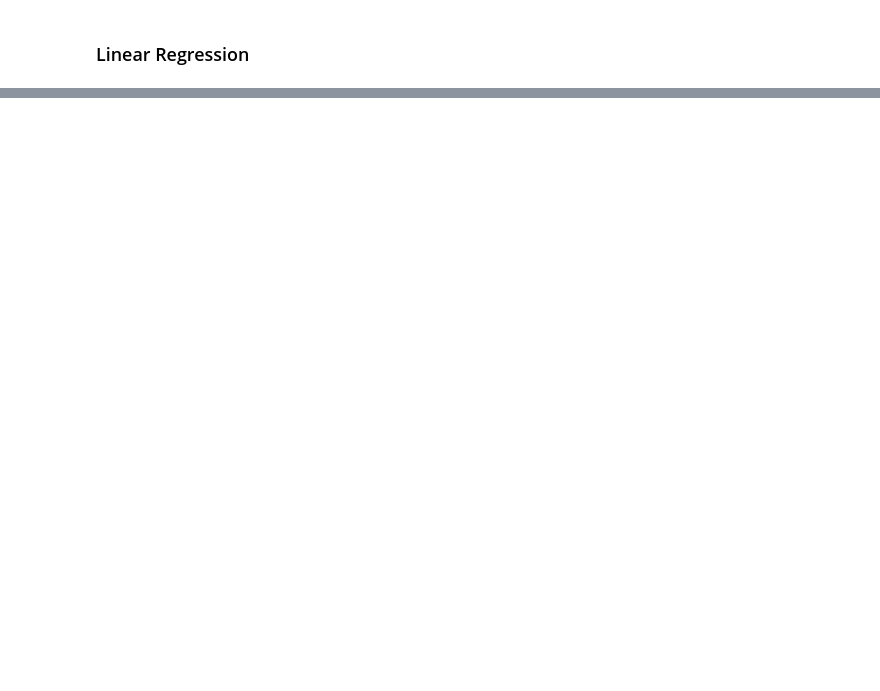
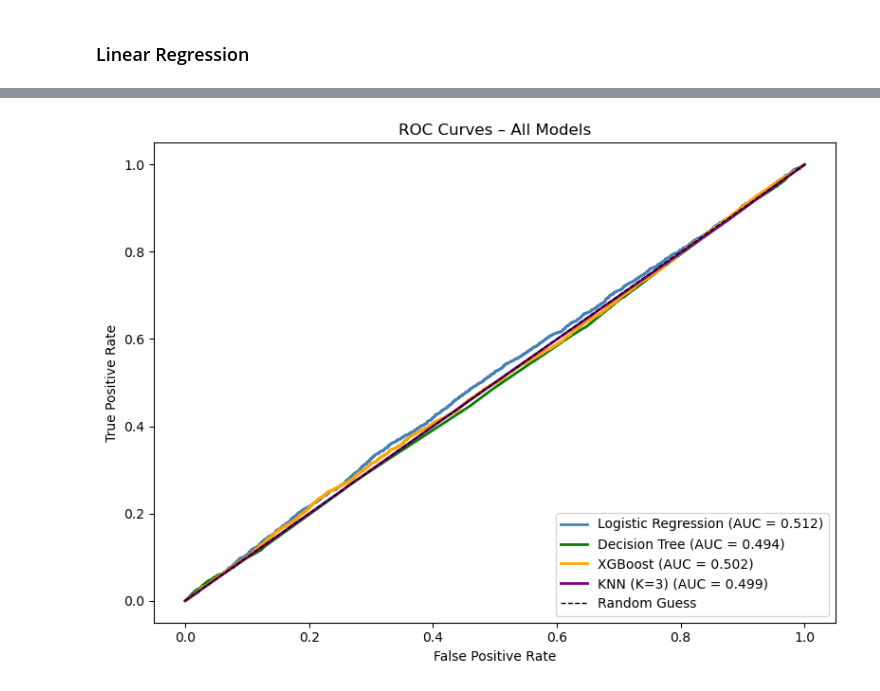
Before and after one commit to aaminahmq/CS-166-Team-1-Social-Media-AI-Bot-Detection, a Jupyter notebook: Notebooks/Cs_166_Group_Project_AI_bot_detection.ipynb, the cells around one changed output, grey strips where cells are left out. Drawn from its saved outputs; the diff is of its cells as text; code cells hidden in the pictures; blank space fills up the shorter version.

Commit message:
Added Models  Decision Tree, XGBoost, KNN, and did model comparison

```diff
--- a/Notebooks/Cs_166_Group_Project_AI_bot_detection.ipynb
+++ b/Notebooks/Cs_166_Group_Project_AI_bot_detection.ipynb
@@ -354,0 +562,23 @@ weighted avg       0.51      0.51      0.51     10000
+# %%
+# ROC curves for all models
+from sklearn.metrics import roc_curve
+
+plt.figure(figsize=(8, 6))
+
+colors = ["steelblue", "tomato", "green", "orange", "purple"]
+for (name, (preds, probs)), color in zip(models_info.items(), colors):
+    if probs is None:
+        continue
+    fpr, tpr, _ = roc_curve(y_test, probs)
+    auc = roc_auc_score(y_test, probs)
+    plt.plot(fpr, tpr, label=f"{name} (AUC = {auc:.3f})", color=color, linewidth=2)
+
+plt.plot([0, 1], [0, 1], "k--", linewidth=1, label="Random Guess")
+plt.xlabel("False Positive Rate")
+plt.ylabel("True Positive Rate")
+plt.title("ROC Curves – All Models")
+plt.legend(loc="lower right")
+plt.tight_layout()
+plt.show()
+# %% [output]
+[figure, added]
```
Also changed, not shown: parts of 13 cells of this notebook.
